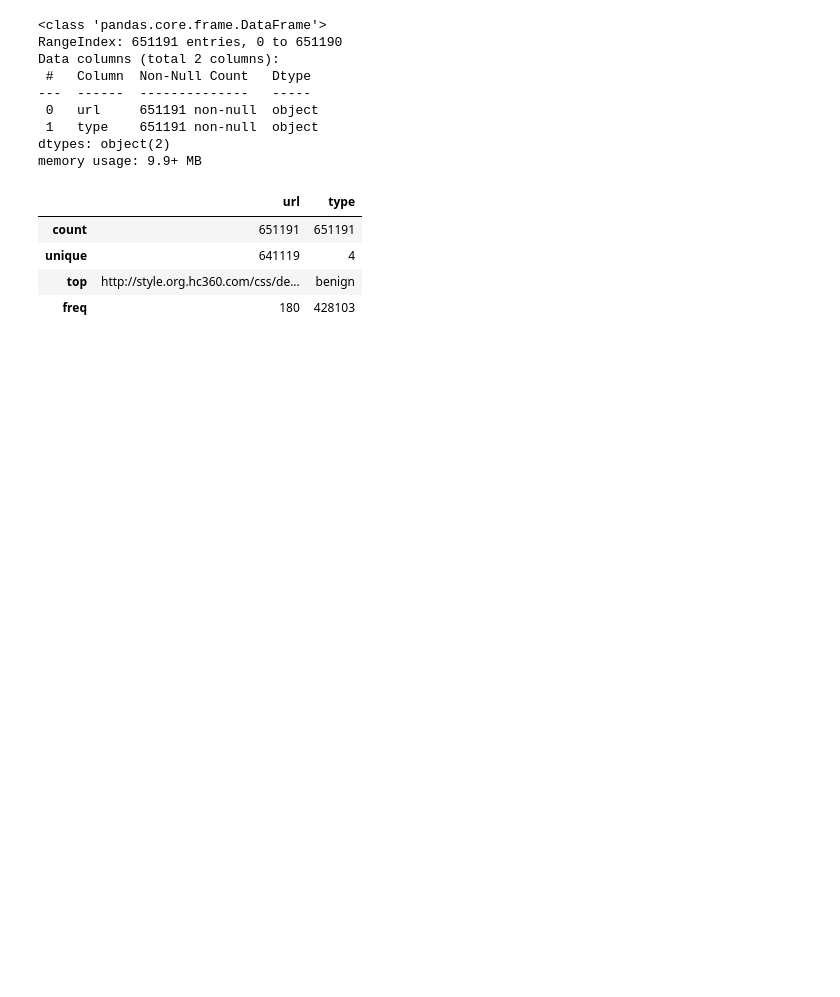
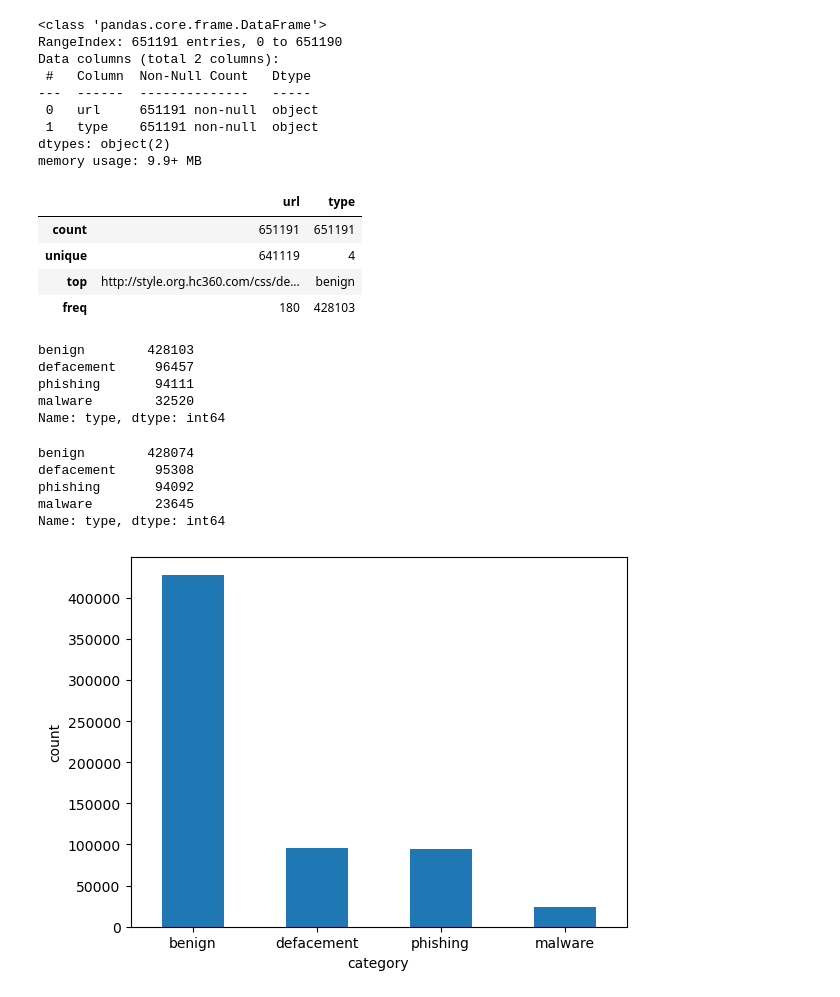
Before and after one commit to Metalcape/url-classifier, a Jupyter notebook: url-classifier.ipynb, the cells around one changed output. Drawn from its saved outputs; the diff is of its cells as text; code cells hidden in the pictures; blank space fills up the shorter version.

```diff
--- a/url-classifier.ipynb
+++ b/url-classifier.ipynb
@@ -31,3 +30,31 @@ df.describe(include='all')
 | unique | 641119 | 4 |
 | top | http://style.org.hc360.com/css/de... | benign |
 | freq | 180 | 428103 |
+# %%
+df.type.value_counts()
+# %% [output]
+benign        428103
+defacement     96457
+phishing       94111
+malware        32520
+Name: type, dtype: int64
+# %%
+# Remove duplicates
+df.drop_duplicates(inplace=True, subset=['url'], keep='last')
+count = df.type.value_counts()
+count
+# %% [output]
+benign        428074
+defacement     95308
+phishing       94092
+malware        23645
+Name: type, dtype: int64
+# %%
+import matplotlib.pyplot as plt
+count.plot.bar()
+plt.xticks(rotation=0)
+plt.xlabel("category")
+plt.ylabel("count")
+plt.show()
+# %% [output]
+[figure, added]
```
Also changed, not shown: parts of 18 cells of this notebook.
